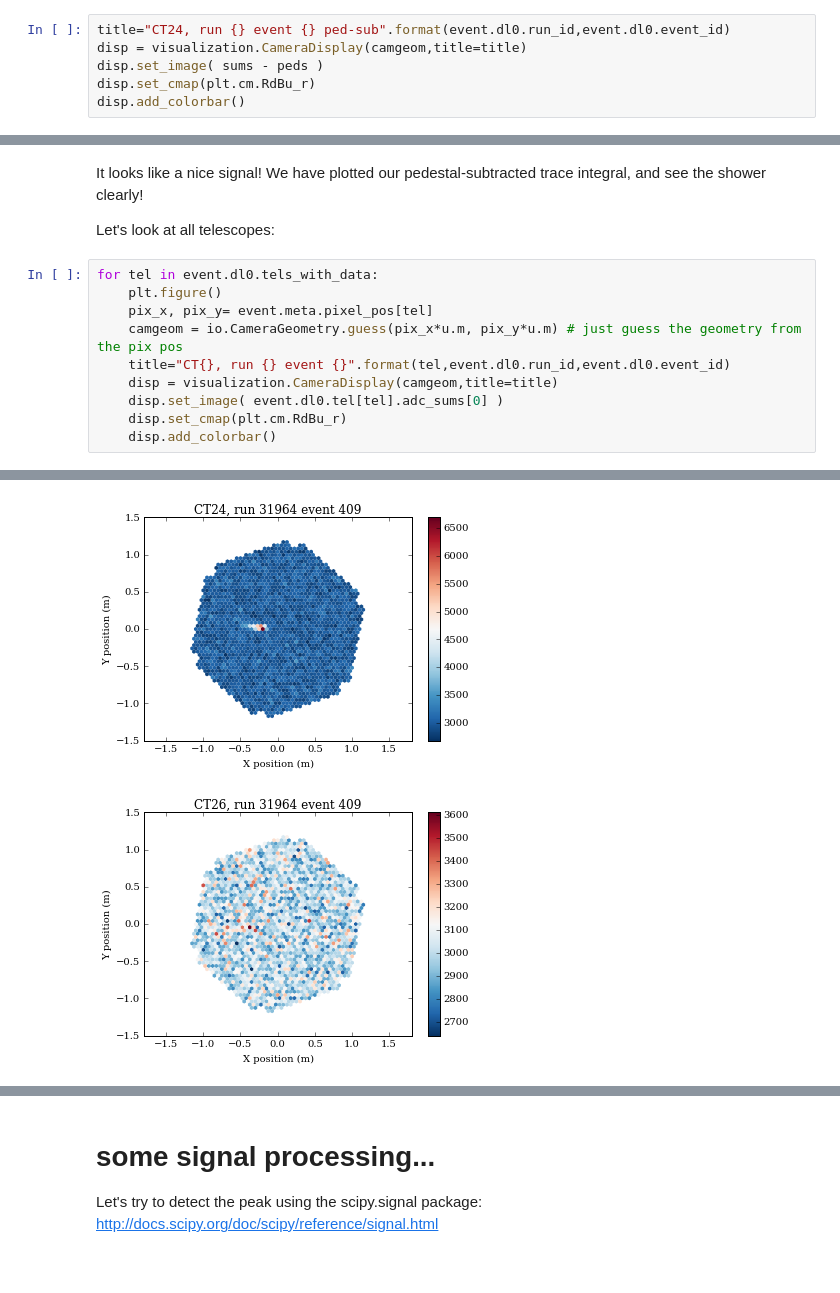
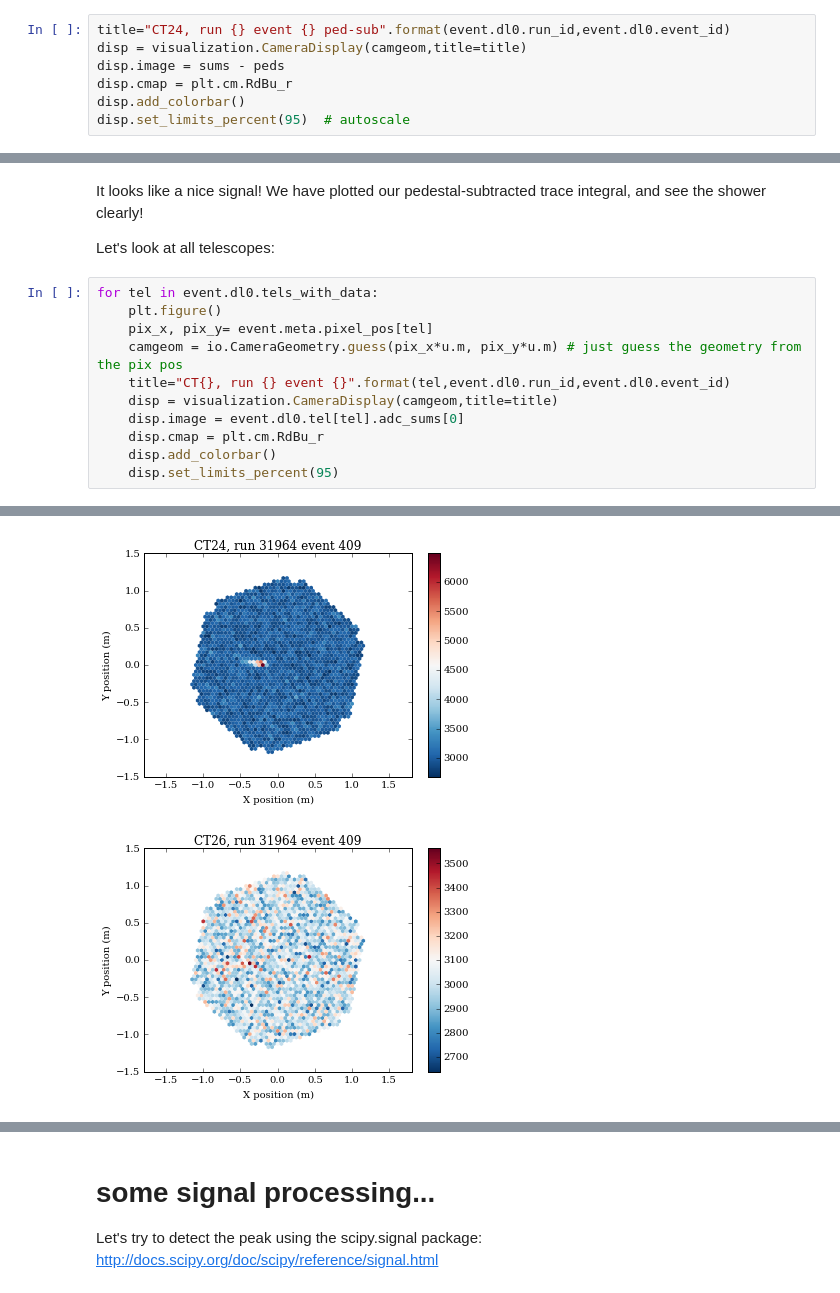
Before and after one commit to cta-observatory/ctapipe, a Jupyter notebook: examples/notebooks/raw_data_exploration.ipynb, the cells around one changed output, grey strips where cells are left out. Cells and saved outputs as stored; diff of their text form.

```diff
--- a/examples/notebooks/raw_data_exploration.ipynb
+++ b/examples/notebooks/raw_data_exploration.ipynb
@@ -158,7 +158,8 @@ camgeom = io.CameraGeometry.guess(pix_x*u.m, pix_y*u.m) # just guess the geometr
 # %%
 title="CT24, run {} event {} ped-sub".format(event.dl0.run_id,event.dl0.event_id)
 disp = visualization.CameraDisplay(camgeom,title=title)
-disp.set_image( sums - peds )
-disp.set_cmap(plt.cm.RdBu_r)
+disp.image = sums - peds
+disp.cmap = plt.cm.RdBu_r
 disp.add_colorbar()
+disp.set_limits_percent(95)  # autoscale
 # %% [output]
@@ -174,7 +175,8 @@ for tel in event.dl0.tels_with_data:
     camgeom = io.CameraGeometry.guess(pix_x*u.m, pix_y*u.m) # just guess the geometry from the pix pos
     title="CT{}, run {} event {}".format(tel,event.dl0.run_id,event.dl0.event_id)
     disp = visualization.CameraDisplay(camgeom,title=title)
-    disp.set_image( event.dl0.tel[tel].adc_sums[0] )
-    disp.set_cmap(plt.cm.RdBu_r)
+    disp.image = event.dl0.tel[tel].adc_sums[0]
+    disp.cmap = plt.cm.RdBu_r
     disp.add_colorbar()
+    disp.set_limits_percent(95)
 # %% [output]
@@ -183,2 +185,2 @@ for tel in event.dl0.tels_with_data:
-[figure, old version]
+[figure, new version]
-[figure, old version]
+[figure, new version]
```
Also changed, not shown: parts of 6 cells of this notebook, 2 other files.
